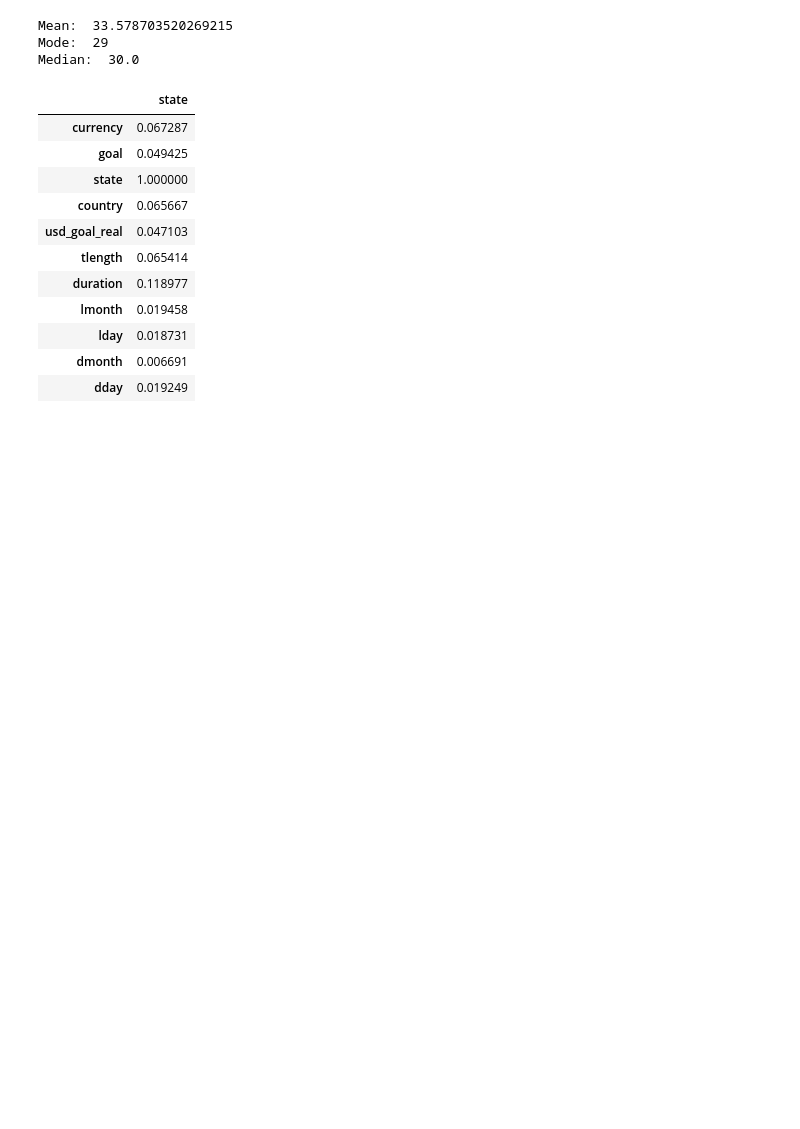
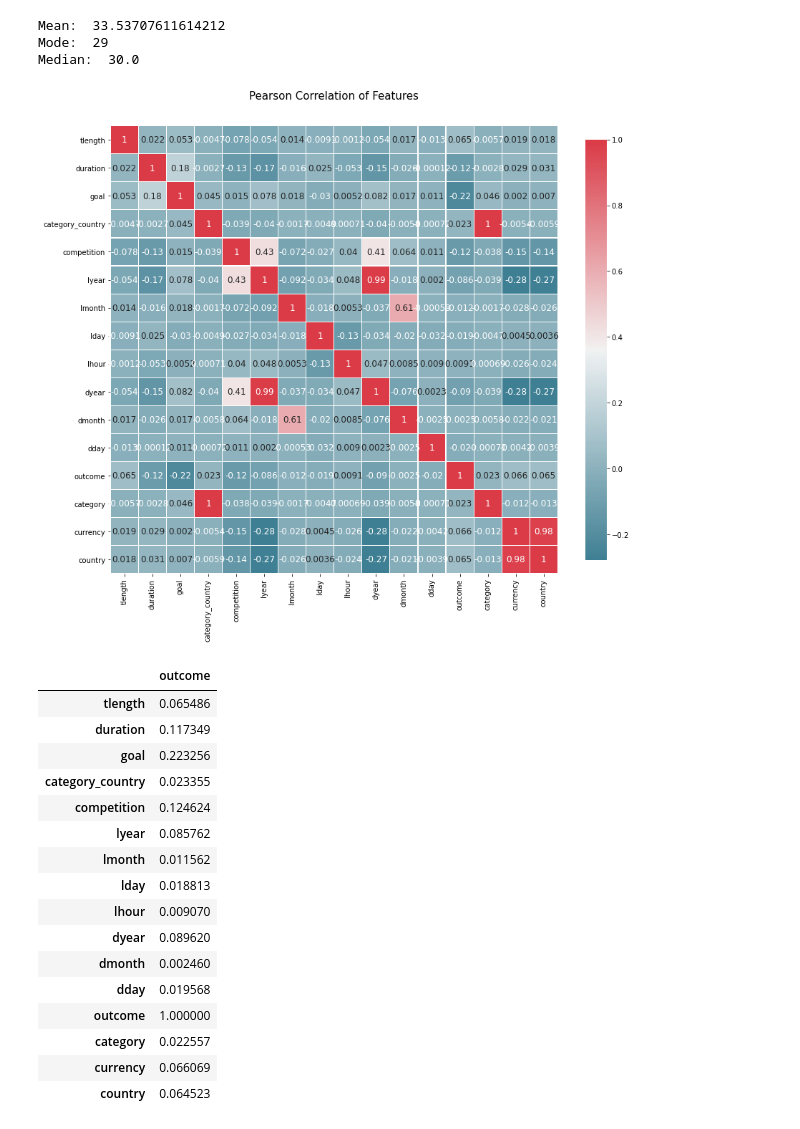
Before and after one commit to alexanderameye/machine-learning, a Jupyter notebook: project/data/notebook.ipynb, the cells around one changed output. Drawn from its saved outputs; the diff is of its cells as text; code cells hidden in the pictures; blank space fills up the shorter version.

```diff
--- a/project/data/notebook.ipynb
+++ b/project/data/notebook.ipynb
@@ -185,35 +205,28 @@ data.loc[pd.DatetimeIndex(data['launched']).year < 2000, 'launched'] = data['dea
 # %%
 # DATA CREATION (FEATURE ENGINEERING)
+# TODO: create feature that shows how many projects were launched in the past week
+# TODO: create a better 'goal' feature, that uses Fixer.io API to convert the goal to current goal value, to account for inflation
+
 
 # create titlelength feature
 data['tlength'] = data['name'].str.len()
-
-# drop name column since we now use titlelength as a feature
-data.drop('name', axis=1, inplace=True, errors='ignore')
 
 # create duration feature, value in days, gets rounded up
 data['duration'] = (data['deadline'] - data['launched']) / np.timedelta64(1, 'D')
 data['duration'] = data['duration'].round(0).astype(int)
 
 # create launch features, month (1 to 12) and day of week (0 to 6)
+data['lyear'] = pd.DatetimeIndex(data['launched']).year
 data['lmonth'] = pd.DatetimeIndex(data['launched']).month
 data['lday'] = pd.DatetimeIndex(data['launched']).dayofweek
+data['lhour'] = pd.DatetimeIndex(data['launched']).hour
 
 # create deadline features, month (1 to 12) and day of week (0 to 6)
+data['dyear'] = pd.DatetimeIndex(data['deadline']).year
 data['dmonth'] = pd.DatetimeIndex(data['deadline']).month
 data['dday'] = pd.DatetimeIndex(data['deadline']).dayofweek
 
-# TODO: create a better 'goal' feature, that uses Fixer.io API to convert the goal to current goal value, to account for inflation
-
-# drop deadline and launched columns since we now use lmonth, lday, dmonth, dday and duration instead
-data.drop('deadline', axis=1, inplace=True, errors='ignore')
-data.drop('launched', axis=1, inplace=True, errors='ignore')
-
-# drop records with goal over 30 000 000 since these are probably jokes
-data.drop(data[data.goal > 30000000].index, inplace=True, errors='ignore')
-
-# drop main_category since we now use the numerical category column
-data.drop('main_category', axis=1, inplace=True, errors='ignore')
+data = data[['tlength', 'duration', 'goal', 'category_country', 'competition', 'lyear', 'lmonth', 'lday', 'lhour', 'dyear', 'dmonth', 'dday', 'outcome']].join(l_encoded)
 # %%
 # this code was just to calculate median duration, when the 1970 launch dates were removed from the data set
 # the median turned out to be 30, so I just used that in the next section
@@ -239,40 +252,62 @@ data.drop('main_category', axis=1, inplace=True, errors='ignore')
 # %%
 # DATA ANALYSIS AFTER FEATURE ENGINEERING
 # TODO: do more data analysis here
 
 # plot project duration
 plt.figure(figsize=(8,4))
-ax = sns.kdeplot(data['duration'][data.state == 1], color="darkturquoise", shade=True)
-sns.kdeplot(data['duration'][data.state == 0], color="lightcoral", shade=True)
+ax = sns.kdeplot(data['duration'][data.outcome == 1], color="darkturquoise", shade=True)
+sns.kdeplot(data['duration'][data.outcome == 0], color="lightcoral", shade=True)
 plt.legend(['Successful', 'Not Successful'])
 plt.title('Density Plot of Campaign Duration for Successful Projects and Not Successful Projects')
 ax.set(xlabel='Duration in Days')
 
 # maximum project duration is 92 days
 plt.xlim(0,100)
 plt.show()
 
 # print statistical data
 print("Mean: ", data['duration'].mean())
 print("Mode: ", data['duration'].mode()[0])
 print("Median: ", data['duration'].median())
 
 # correlations
-data.corr().abs()[['state']]
+fig, ax = plt.subplots(figsize=(14,12))
+
+fig = sns.heatmap(
+    data.corr(),
+    cmap = sns.diverging_palette(220, 10, as_cmap=True),
+    square=True,
+    cbar_kws={'shrink':.9},
+    ax=ax,
+    annot=True,
+    linewidths=0.1, vmax=1.0, linecolor='white',
+    annot_kws={'fontsize':12}
+)
+
+plt.title('Pearson Correlation of Features', y=1.05, size=15)
+plt.show()
+
+data.corr().abs()[['outcome']]
 # %% [output]
 [figure]
-Mean:  33.578703520269215
+Mean:  33.53707611614212
 Mode:  29
 Median:  30.0
+[figure, added]
-|  | state |
-| currency | 0.067287 |
-| goal | 0.049425 |
-| state | 1.000000 |
-| country | 0.065667 |
-| usd_goal_real | 0.047103 |
-| tlength | 0.065414 |
-| duration | 0.118977 |
-| lmonth | 0.019458 |
-| lday | 0.018731 |
-| dmonth | 0.006691 |
-| dday | 0.019249 |
+|  | outcome |
+| tlength | 0.065486 |
+| duration | 0.117349 |
+| goal | 0.223256 |
+| category_country | 0.023355 |
+| competition | 0.124624 |
+| lyear | 0.085762 |
+| lmonth | 0.011562 |
+| lday | 0.018813 |
+| lhour | 0.009070 |
+| dyear | 0.089620 |
+| dmonth | 0.002460 |
+| dday | 0.019568 |
+| outcome | 1.000000 |
+| category | 0.022557 |
+| currency | 0.066069 |
+| country | 0.064523 |
```
Also changed, not shown: parts of 12 cells of this notebook.
